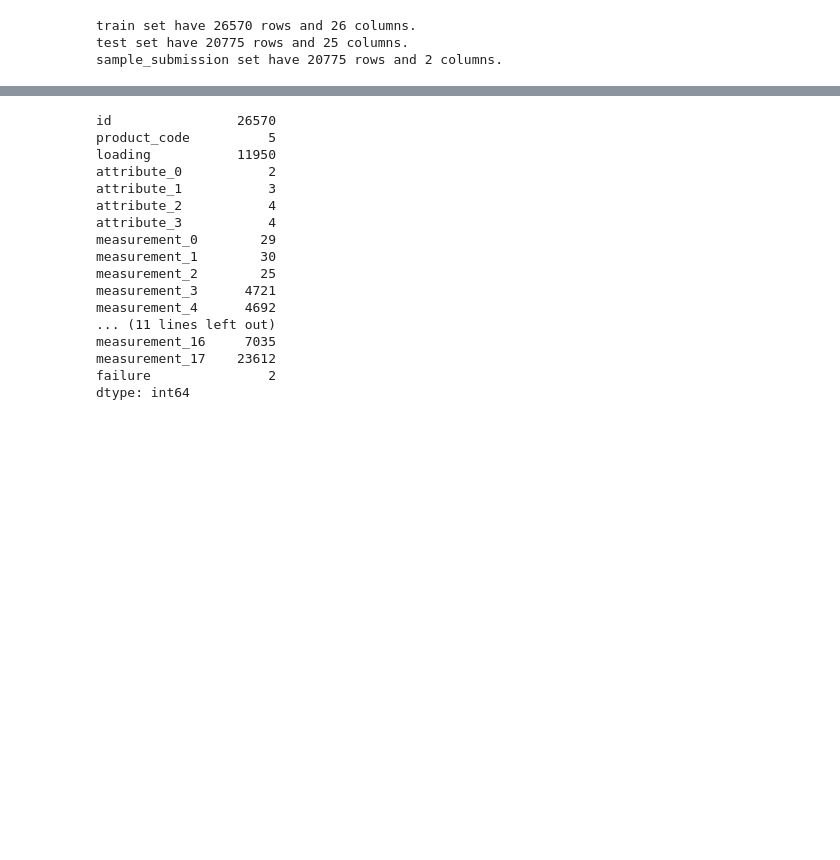
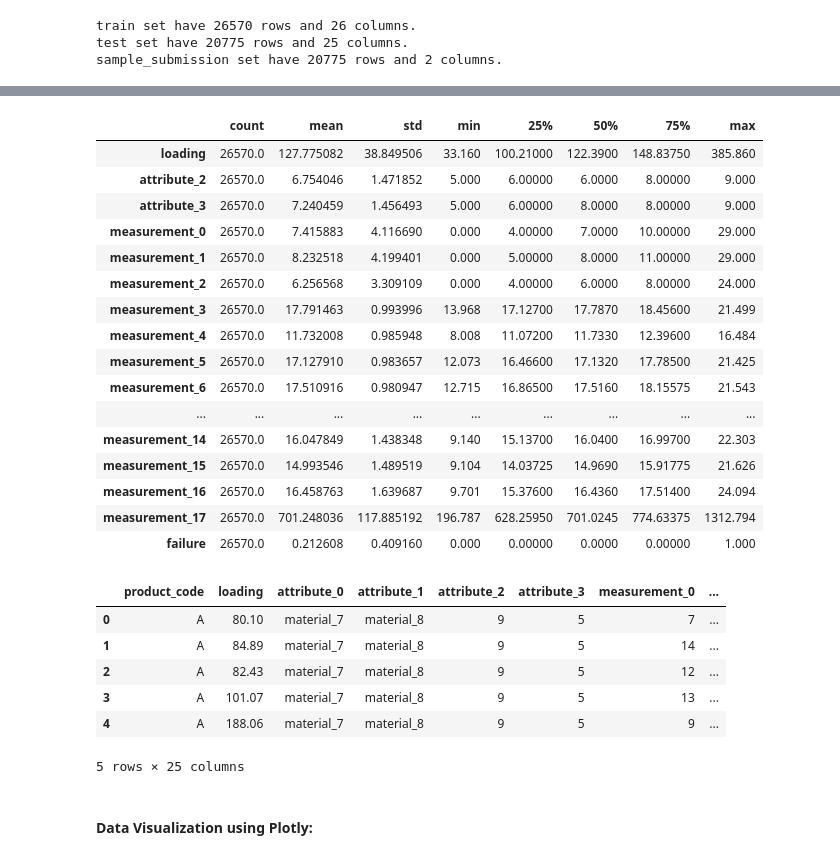
Before and after one commit to Rjshrivastav/Kaggle-Tabular-playground-series, a Jupyter notebook: tps-aug-22-basic-pycaret.ipynb, the cells around one changed output, grey strips where cells are left out. Drawn from its saved outputs; the diff is of its cells as text; code cells hidden in the pictures; blank space fills up the shorter version.

```diff
--- a/tps-aug-22-basic-pycaret.ipynb
+++ b/tps-aug-22-basic-pycaret.ipynb
@@ -91,20 +125,32 @@ dtype: int64
+# %%
+train.describe().T
+# %% [output]
+|  | count | mean | std | min | 25% | 50% | 75% | max |
+| loading | 26570.0 | 127.775082 | 38.849506 | 33.160 | 100.21000 | 122.3900 | 148.83750 | 385.860 |
+| attribute_2 | 26570.0 | 6.754046 | 1.471852 | 5.000 | 6.00000 | 6.0000 | 8.00000 | 9.000 |
+| attribute_3 | 26570.0 | 7.240459 | 1.456493 | 5.000 | 6.00000 | 8.0000 | 8.00000 | 9.000 |
+| measurement_0 | 26570.0 | 7.415883 | 4.116690 | 0.000 | 4.00000 | 7.0000 | 10.00000 | 29.000 |
+| measurement_1 | 26570.0 | 8.232518 | 4.199401 | 0.000 | 5.00000 | 8.0000 | 11.00000 | 29.000 |
+| measurement_2 | 26570.0 | 6.256568 | 3.309109 | 0.000 | 4.00000 | 6.0000 | 8.00000 | 24.000 |
+| measurement_3 | 26570.0 | 17.791463 | 0.993996 | 13.968 | 17.12700 | 17.7870 | 18.45600 | 21.499 |
+| measurement_4 | 26570.0 | 11.732008 | 0.985948 | 8.008 | 11.07200 | 11.7330 | 12.39600 | 16.484 |
+| measurement_5 | 26570.0 | 17.127910 | 0.983657 | 12.073 | 16.46600 | 17.1320 | 17.78500 | 21.425 |
+| measurement_6 | 26570.0 | 17.510916 | 0.980947 | 12.715 | 16.86500 | 17.5160 | 18.15575 | 21.543 |
+| ... | ... | ... | ... | ... | ... | ... | ... | ... |
+| measurement_14 | 26570.0 | 16.047849 | 1.438348 | 9.140 | 15.13700 | 16.0400 | 16.99700 | 22.303 |
+| measurement_15 | 26570.0 | 14.993546 | 1.489519 | 9.104 | 14.03725 | 14.9690 | 15.91775 | 21.626 |
+| measurement_16 | 26570.0 | 16.458763 | 1.639687 | 9.701 | 15.37600 | 16.4360 | 17.51400 | 24.094 |
+| measurement_17 | 26570.0 | 701.248036 | 117.885192 | 196.787 | 628.25950 | 701.0245 | 774.63375 | 1312.794 |
+| failure | 26570.0 | 0.212608 | 0.409160 | 0.000 | 0.00000 | 0.0000 | 0.00000 | 1.000 |
 # %%
-train.nunique()
+train.head()
 # %% [output]
+|  | product_code | loading | attribute_0 | attribute_1 | attribute_2 | attribute_3 | measurement_0 | ... |
+| 0 | A | 80.10 | material_7 | material_8 | 9 | 5 | 7 | ... |
+| 1 | A | 84.89 | material_7 | material_8 | 9 | 5 | 14 | ... |
+| 2 | A | 82.43 | material_7 | material_8 | 9 | 5 | 12 | ... |
+| 3 | A | 101.07 | material_7 | material_8 | 9 | 5 | 13 | ... |
+| 4 | A | 188.06 | material_7 | material_8 | 9 | 5 | 9 | ... |
-id                26570
-product_code          5
-loading           11950
-attribute_0           2
-attribute_1           3
-attribute_2           4
-attribute_3           4
-measurement_0        29
-measurement_1        30
-measurement_2        25
-measurement_3      4721
-measurement_4      4692
-... (11 lines left out)
-measurement_16     7035
-measurement_17    23612
-failure               2
-dtype: int64
+5 rows × 25 columns
+# %% [markdown]
+#### **Data Visualization using Plotly:**
```
Also changed, not shown: parts of 18 cells of this notebook.
